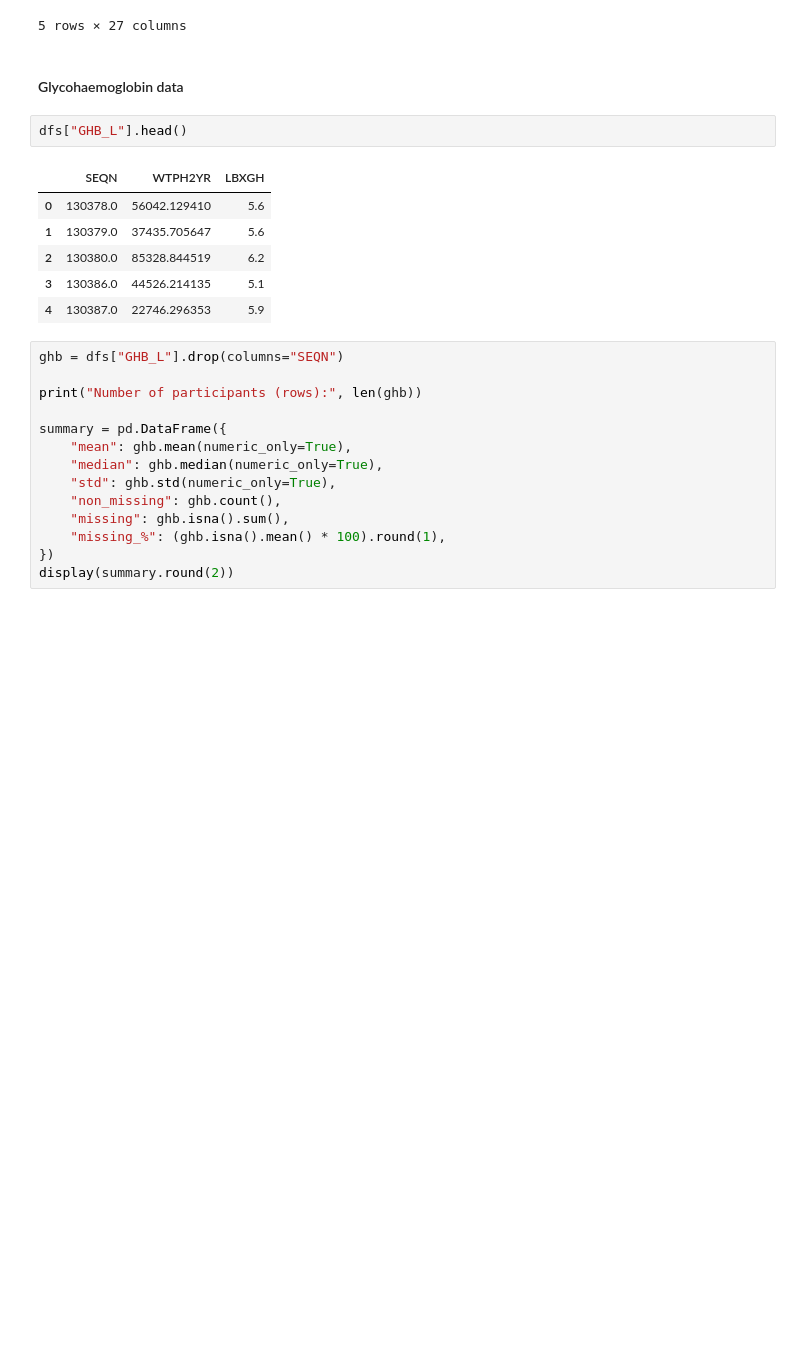
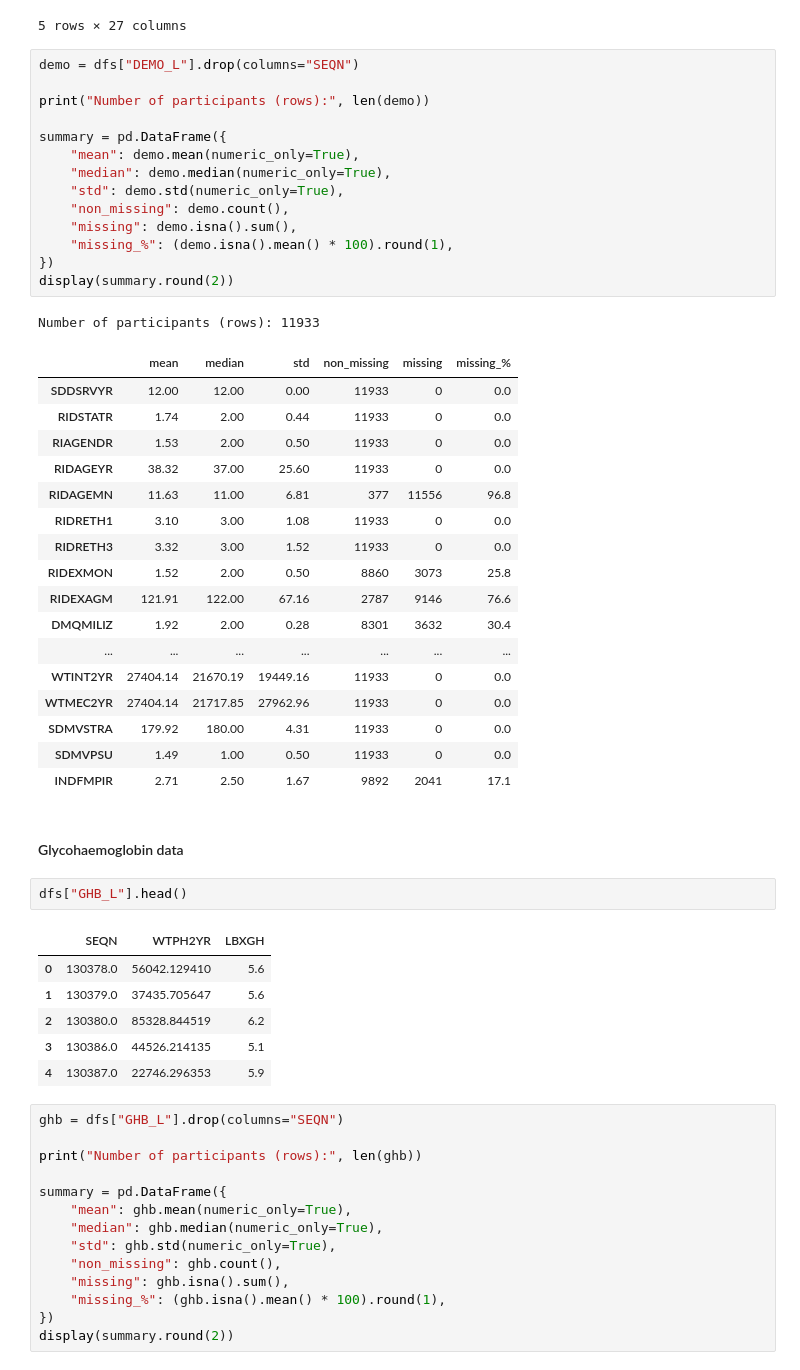
Before and after one commit to buiswrld/ctn-robust-acquisition, a Jupyter notebook: dataset_exploration/NHANES/dataset_exploration_nhanes.ipynb, the cells around one changed output. Drawn from its saved outputs; the diff is of its cells as text; blank space fills up the shorter version.

```diff
--- a/dataset_exploration/NHANES/dataset_exploration_nhanes.ipynb
+++ b/dataset_exploration/NHANES/dataset_exploration_nhanes.ipynb
@@ -159,6 +145,39 @@ dfs["DEMO_L"].head()
 | 3 | 130381.0 | 12.0 | 2.0 | 2.0 | 5.0 | NaN | 5.0 | 7.0 | 1.0 | 71.0 | ... |
 | 4 | 130382.0 | 12.0 | 2.0 | 1.0 | 2.0 | NaN | 3.0 | 3.0 | 2.0 | 34.0 | ... |
 5 rows × 27 columns
+# %%
+demo = dfs["DEMO_L"].drop(columns="SEQN")
+
+print("Number of participants (rows):", len(demo))
+
+summary = pd.DataFrame({
+    "mean": demo.mean(numeric_only=True),
+    "median": demo.median(numeric_only=True),
+    "std": demo.std(numeric_only=True),
+    "non_missing": demo.count(),
+    "missing": demo.isna().sum(),
+    "missing_%": (demo.isna().mean() * 100).round(1),
+})
+display(summary.round(2))
+# %% [output]
+Number of participants (rows): 11933
+|  | mean | median | std | non_missing | missing | missing_% |
+| SDDSRVYR | 12.00 | 12.00 | 0.00 | 11933 | 0 | 0.0 |
+| RIDSTATR | 1.74 | 2.00 | 0.44 | 11933 | 0 | 0.0 |
+| RIAGENDR | 1.53 | 2.00 | 0.50 | 11933 | 0 | 0.0 |
+| RIDAGEYR | 38.32 | 37.00 | 25.60 | 11933 | 0 | 0.0 |
+| RIDAGEMN | 11.63 | 11.00 | 6.81 | 377 | 11556 | 96.8 |
+| RIDRETH1 | 3.10 | 3.00 | 1.08 | 11933 | 0 | 0.0 |
+| RIDRETH3 | 3.32 | 3.00 | 1.52 | 11933 | 0 | 0.0 |
+| RIDEXMON | 1.52 | 2.00 | 0.50 | 8860 | 3073 | 25.8 |
+| RIDEXAGM | 121.91 | 122.00 | 67.16 | 2787 | 9146 | 76.6 |
+| DMQMILIZ | 1.92 | 2.00 | 0.28 | 8301 | 3632 | 30.4 |
+| ... | ... | ... | ... | ... | ... | ... |
+| WTINT2YR | 27404.14 | 21670.19 | 19449.16 | 11933 | 0 | 0.0 |
+| WTMEC2YR | 27404.14 | 21717.85 | 27962.96 | 11933 | 0 | 0.0 |
+| SDMVSTRA | 179.92 | 180.00 | 4.31 | 11933 | 0 | 0.0 |
+| SDMVPSU | 1.49 | 1.00 | 0.50 | 11933 | 0 | 0.0 |
+| INDFMPIR | 2.71 | 2.50 | 1.67 | 9892 | 2041 | 17.1 |
 # %% [markdown]
 #### Glycohaemoglobin data
 # %%
```
Also changed, not shown: parts of 3 cells of this notebook, 1 other file.
